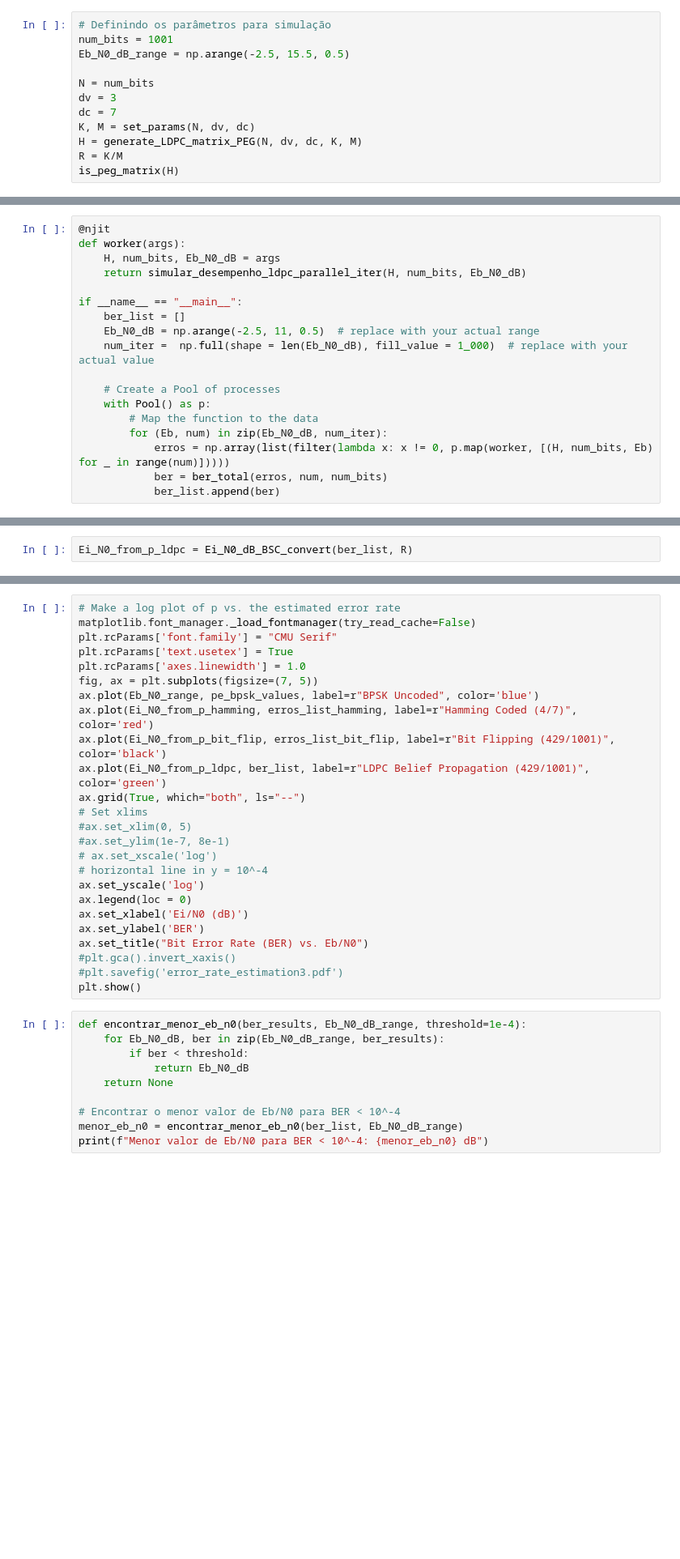
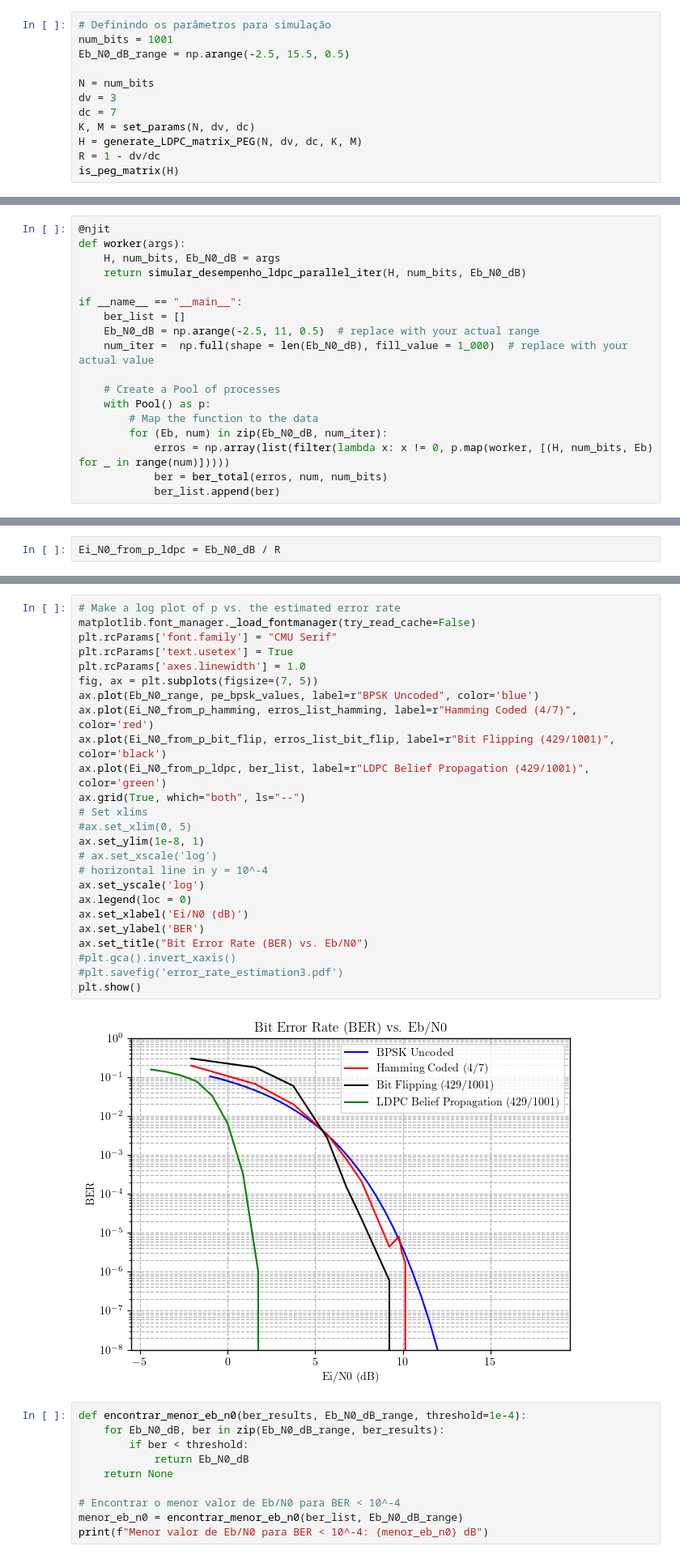
Before and after one commit to rafael-giannico/ELE-32-Lab4-LDPC, a Jupyter notebook: lab4.ipynb, the cells around one changed output, grey strips where cells are left out. Shown: that part at 81% size. Cells and saved outputs as stored; diff of their text form; blank space fills up the shorter version.

```diff
--- a/lab4.ipynb
+++ b/lab4.ipynb
@@ -854,5 +890,5 @@ dv = 3
 dc = 7
 K, M = set_params(N, dv, dc)
 H = generate_LDPC_matrix_PEG(N, dv, dc, K, M)
-R = K/M
+R = 1 - dv/dc
 is_peg_matrix(H)
@@ -901,2 +957,2 @@ ber_list
 # %%
-Ei_N0_from_p_ldpc = Ei_N0_dB_BSC_convert(ber_list, R)
+Ei_N0_from_p_ldpc = Eb_N0_dB / R
@@ -905,28 +959,30 @@ Ei_N0_from_p_ldpc
 # %%
 # Make a log plot of p vs. the estimated error rate
 matplotlib.font_manager._load_fontmanager(try_read_cache=False)
 plt.rcParams['font.family'] = "CMU Serif"
 plt.rcParams['text.usetex'] = True
 plt.rcParams['axes.linewidth'] = 1.0
 fig, ax = plt.subplots(figsize=(7, 5))
 ax.plot(Eb_N0_range, pe_bpsk_values, label=r"BPSK Uncoded", color='blue')
 ax.plot(Ei_N0_from_p_hamming, erros_list_hamming, label=r"Hamming Coded (4/7)", color='red')
 ax.plot(Ei_N0_from_p_bit_flip, erros_list_bit_flip, label=r"Bit Flipping (429/1001)", color='black')
 ax.plot(Ei_N0_from_p_ldpc, ber_list, label=r"LDPC Belief Propagation (429/1001)", color='green')
 ax.grid(True, which="both", ls="--")
 # Set xlims
 #ax.set_xlim(0, 5)
-#ax.set_ylim(1e-7, 8e-1)
+ax.set_ylim(1e-8, 1)
 # ax.set_xscale('log')
 # horizontal line in y = 10^-4
 ax.set_yscale('log')
 ax.legend(loc = 0)
 ax.set_xlabel('Ei/N0 (dB)')
 ax.set_ylabel('BER')
 ax.set_title("Bit Error Rate (BER) vs. Eb/N0")
 #plt.gca().invert_xaxis()
 #plt.savefig('error_rate_estimation3.pdf')
 plt.show()
+# %% [output]
+[figure, added]
 # %%
 def encontrar_menor_eb_n0(ber_results, Eb_N0_dB_range, threshold=1e-4):
     for Eb_N0_dB, ber in zip(Eb_N0_dB_range, ber_results):
```
Also changed, not shown: parts of 15 cells of this notebook.
